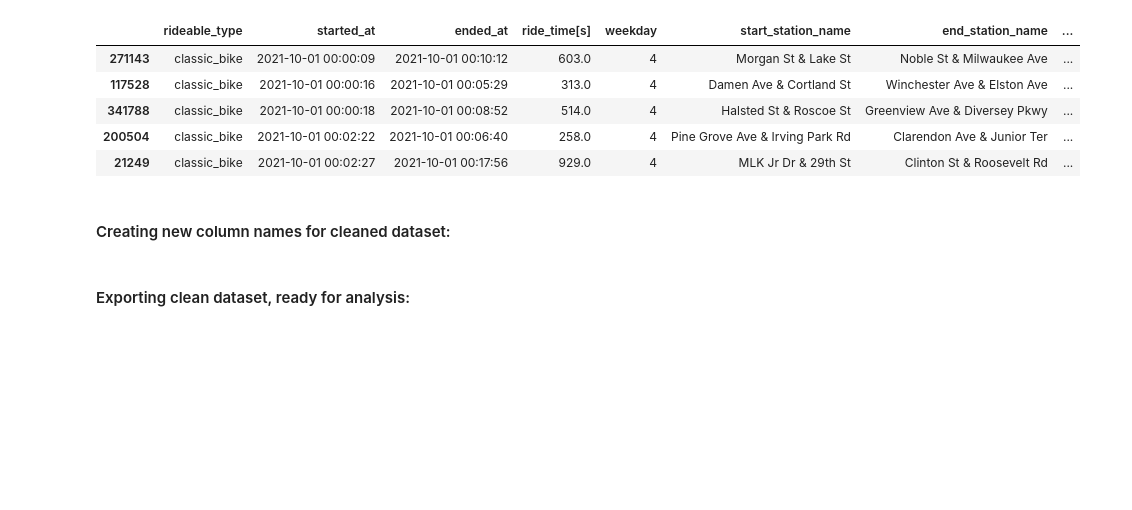
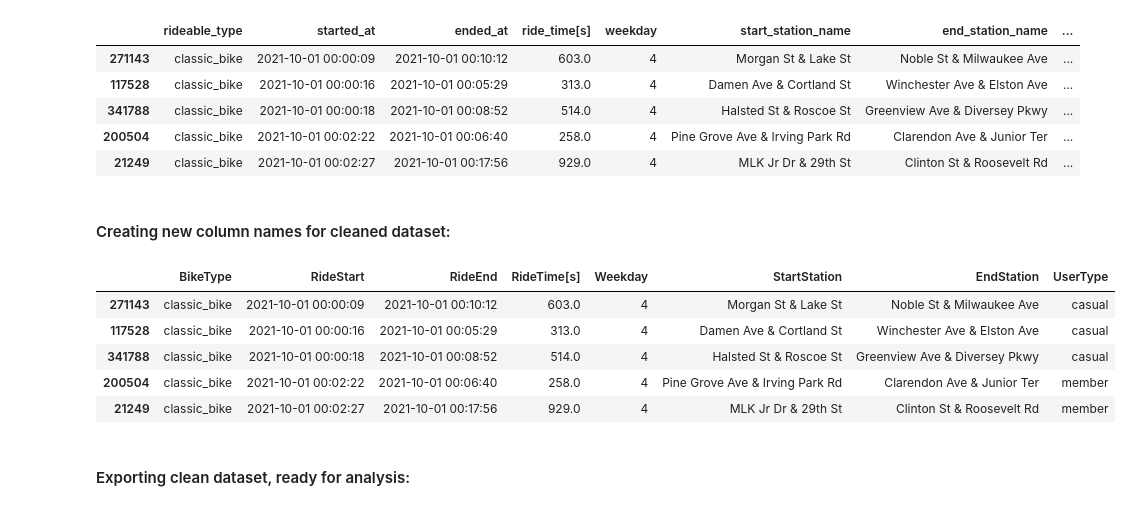
Before and after one commit to lucjankonopka/cyclistic_case_study, a Jupyter notebook: Data_cleaning_process.ipynb, the cells around one changed output. Cells and saved outputs as stored; diff of their text form; code cells hidden in the pictures; blank space fills up the shorter version.

```diff
--- a/Data_cleaning_process.ipynb
+++ b/Data_cleaning_process.ipynb
@@ -436,16 +436,23 @@ all_rides.head(5)
 # %%
 all_cleaned_rides_new_columns = all_rides.copy()
 
 all_cleaned_rides_new_columns.columns = ['BikeType',
                                         'RideStart',
                                         'RideEnd',
                                         'RideTime[s]',
                                         'Weekday',
                                         'StartStation',
                                         'EndStation',
                                         'UserType']
 
-all_cleaned_rides_new_columns.head()
+all_cleaned_rides_new_columns.head(5)
+# %% [output]
+|  | BikeType | RideStart | RideEnd | RideTime[s] | Weekday | StartStation | EndStation | UserType |
+| 271143 | classic_bike | 2021-10-01 00:00:09 | 2021-10-01 00:10:12 | 603.0 | 4 | Morgan St & Lake St | Noble St & Milwaukee Ave | casual |
+| 117528 | classic_bike | 2021-10-01 00:00:16 | 2021-10-01 00:05:29 | 313.0 | 4 | Damen Ave & Cortland St | Winchester Ave & Elston Ave | casual |
+| 341788 | classic_bike | 2021-10-01 00:00:18 | 2021-10-01 00:08:52 | 514.0 | 4 | Halsted St & Roscoe St | Greenview Ave & Diversey Pkwy | casual |
+| 200504 | classic_bike | 2021-10-01 00:02:22 | 2021-10-01 00:06:40 | 258.0 | 4 | Pine Grove Ave & Irving Park Rd | Clarendon Ave & Junior Ter | member |
+| 21249 | classic_bike | 2021-10-01 00:02:27 | 2021-10-01 00:17:56 | 929.0 | 4 | MLK Jr Dr & 29th St | Clinton St & Roosevelt Rd | member |
 # %% [markdown]
 #### Exporting clean dataset, ready for analysis:
 # %%
```
Also changed, not shown: 1 other file.
